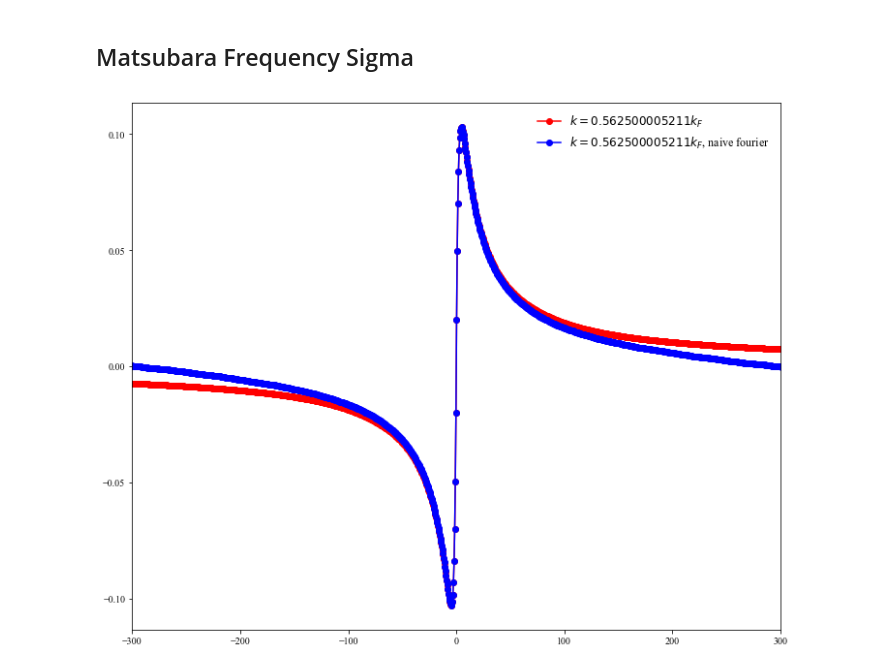
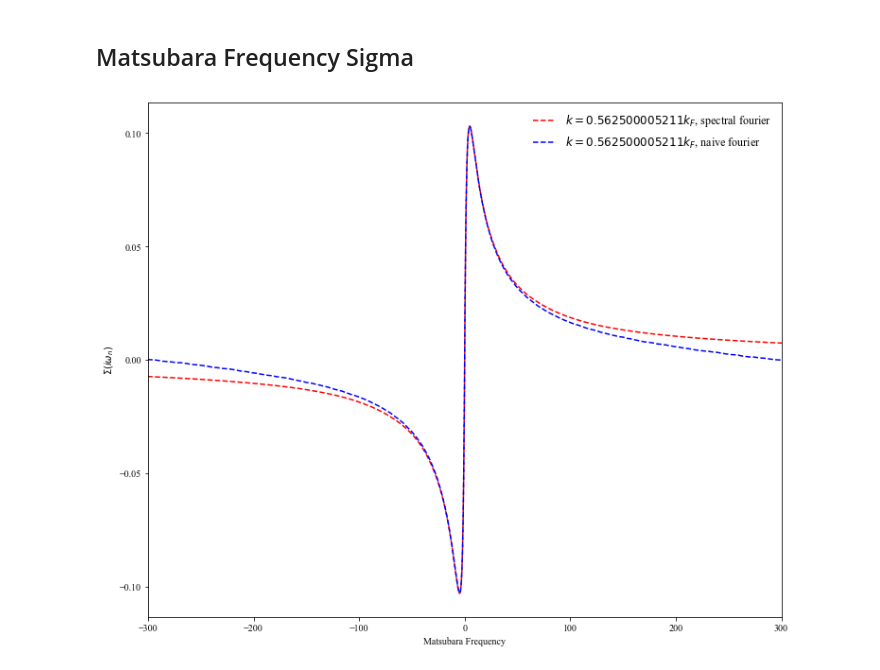
Before and after one commit to kunyuan/ParquetMC, a Jupyter notebook: sigma_basis.ipynb, the cells around one changed output. Saved outputs shown, nothing was run; the diff lists cells and outputs as text; code cells hidden in the pictures.

```diff
--- a/sigma_basis.ipynb
+++ b/sigma_basis.ipynb
@@ -182,26 +182,29 @@ plt.show()
 # %%
 ssw=np.zeros((Nw, Nwn))
 for i in range(Nsvd):
     ssw[i, i]=sw[i]
 
 SigmaW=np.dot(np.dot(np.dot(spectral, uw), ssw), vw)
 
 ## Benchmark
 
 SigmaW_ref=np.zeros_like(SigmaW)
 
 for i, freq in enumerate(Wn):
     dw = SigmaT*np.exp(-1j*TauGrid*freq)
     SigmaW_ref[i] = integrate.trapz(dw, TauGrid)
 
 fig, ax = plt.subplots(figsize=(12, 10))
-ax.plot(Wn, SigmaW.imag, 'ro-', label="$k={0}k_F$".format(MomGrid[q]/Para.kF))
-ax.plot(Wn, SigmaW_ref.imag, 'bo-', label="$k={0}k_F$, naive fourier".format(MomGrid[q]/Para.kF))
+ax.plot(Wn, SigmaW.imag, 'r--',  label="$k={0}k_F$, spectral fourier".format(MomGrid[q]/Para.kF))
+ax.plot(Wn, SigmaW_ref.imag, 'b--', label="$k={0}k_F$, naive fourier".format(MomGrid[q]/Para.kF))
 #ax.set_yscale("log")
 ax.set_xlim([-300, 300])
+ax.set_xlabel("Matsubara Frequency")
+ax.set_ylabel("$\Sigma(i\omega_n)$")
 #ax.set_ylim([0.0, 0.1])
 #ax.set_xlim([TauGrid[0]/Para.Beta, TauGrid[-1]/Para.Beta])
 plt.legend(loc=1, frameon=False, fontsize=size)
+plt.savefig("sigma.pdf")
 plt.show()
 # %% [output]
-[figure, old version]
+[figure, new version]
```
Also changed, not shown: 1 other file.
